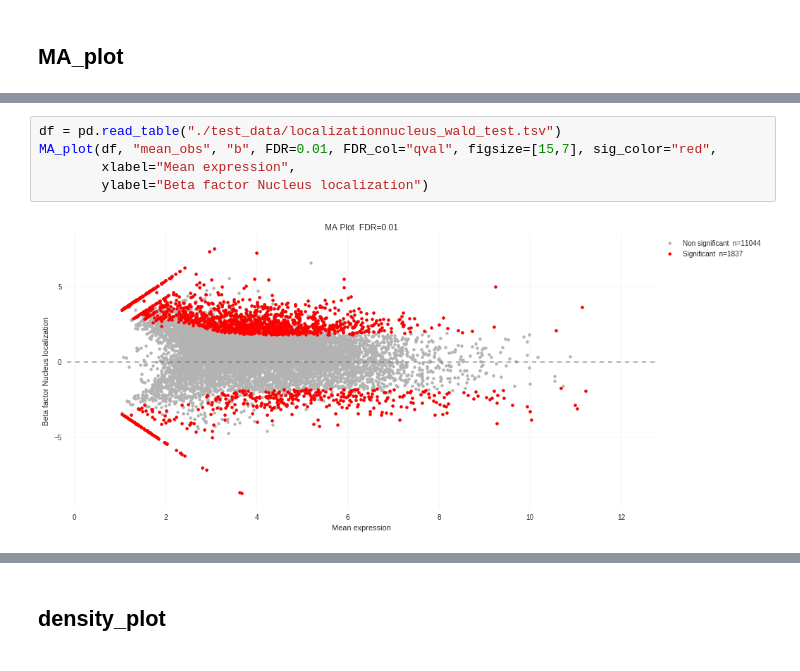
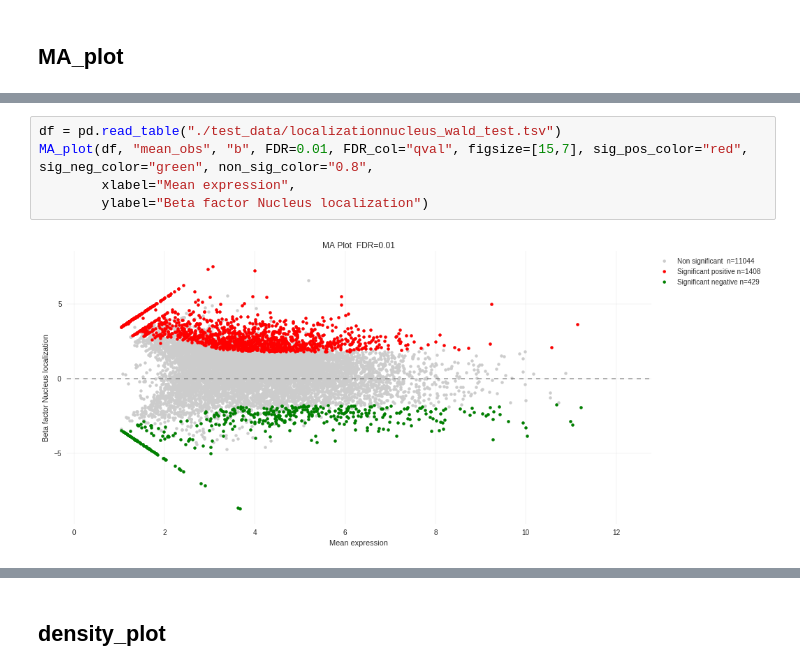
Before and after one commit to a-slide/pyBioPlot, a Jupyter notebook: test_pyBioPlot.ipynb, the cells around one changed output, grey strips where cells are left out. Saved outputs shown, nothing was run; the diff lists cells and outputs as text.

Commit message:
update significance colors

```diff
--- a/test_pyBioPlot.ipynb
+++ b/test_pyBioPlot.ipynb
@@ -82,11 +82,11 @@ MA_plot(df, X, Y, FDR=0.05, FDR_col='pval', sig_color='0.40', non_sig_color='0.7
                 figsize, xlim, ylim, title, xlabel, ylabel, bg_color, grid_color...
 # %%
 df = pd.read_table("./test_data/localizationnucleus_wald_test.tsv")
-MA_plot(df, "mean_obs", "b", FDR=0.01, FDR_col="qval", figsize=[15,7], sig_color="red",
+MA_plot(df, "mean_obs", "b", FDR=0.01, FDR_col="qval", figsize=[15,7], sig_pos_color="red", sig_neg_color="green", non_sig_color="0.8",
         xlabel="Mean expression",
         ylabel="Beta factor Nucleus localization")
 # %% [output]
-[figure, old version]
+[figure, new version]
 # %%
 df = pd.read_table("./test_data/localizationnucleus_wald_test.tsv")
 
```
Also changed, not shown: parts of 5 cells of this notebook, 1 other file.
